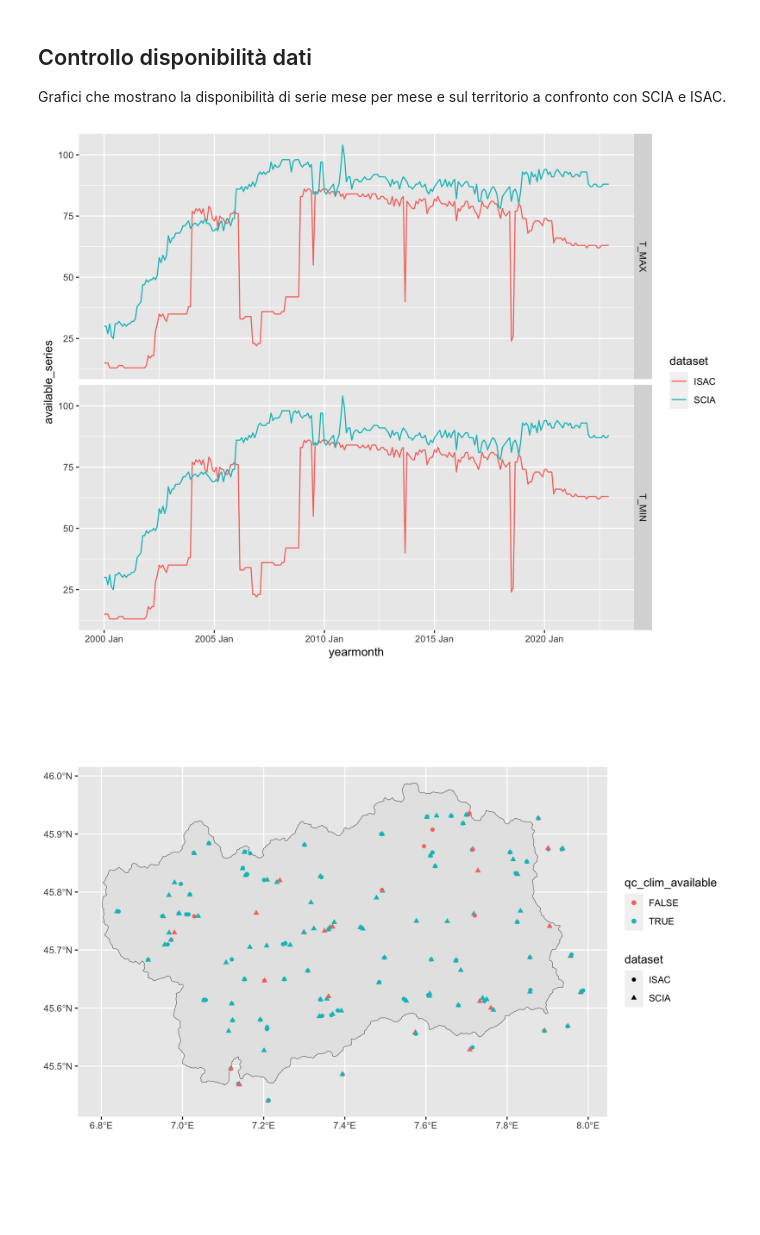
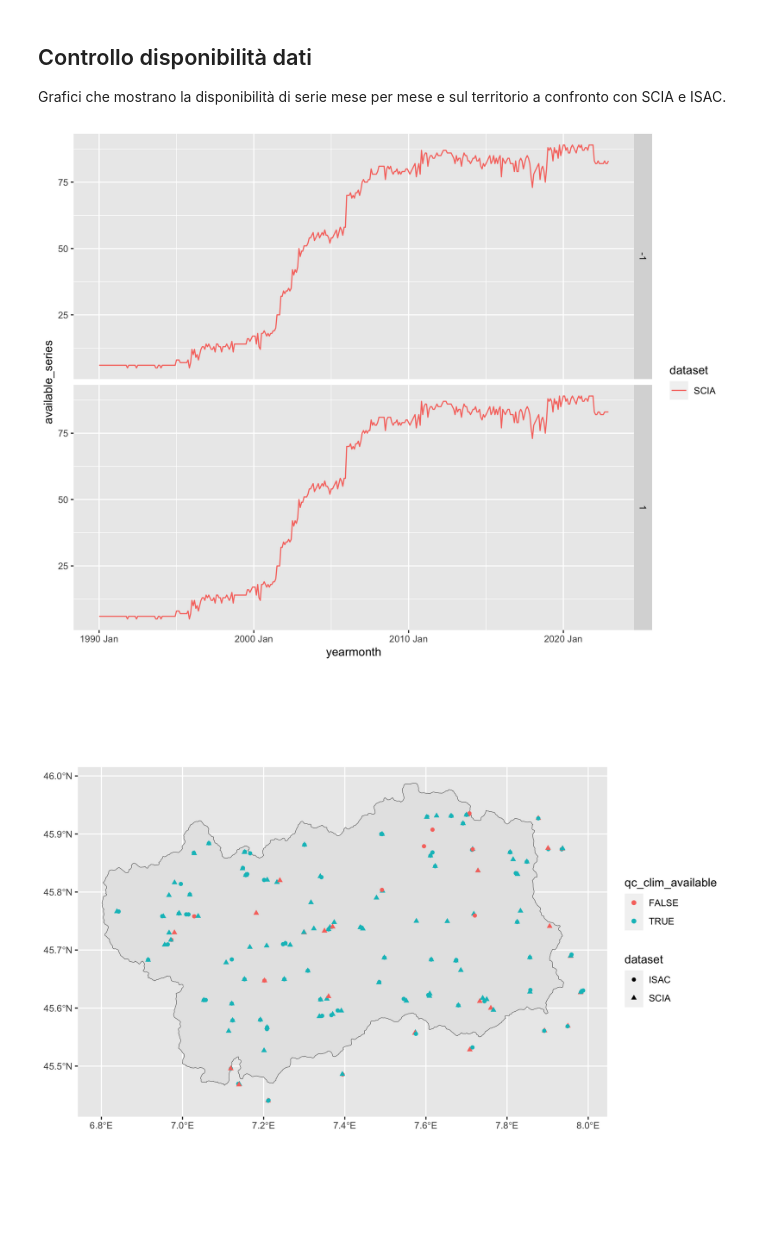
Before and after one commit to dnstudent/TesiMag, a Jupyter notebook: notebooks/integrazioni_regionali/vda/data_load.ipynb, the cells around one changed output. Drawn from its saved outputs; the diff is of its cells as text; code cells hidden in the pictures.

```diff
--- a/notebooks/integrazioni_regionali/vda/data_load.ipynb
+++ b/notebooks/integrazioni_regionali/vda/data_load.ipynb
@@ -65,16 +67,16 @@ state_boundaries <- query_boundary(conns$stations, "Valle D''Aosta", "state")
 # %% [markdown]
 ## Controllo disponibilità dati
 Grafici che mostrano la disponibilità di serie mese per mese e sul territorio a confronto con SCIA e ISAC.
-# %%
-comp_datasets <- c("SCIA", "ISAC")
-stations <- open_metadata(comp_datasets, "raw", provisional = TRUE) |> filter_inside(state_boundaries |> st_buffer(dist = units::set_units(5, "km")))
-state_data <- query_from_checkpoint(comp_datasets, "raw") |>
-    semi_join.ddb(stations, join_by(dataset, station_id == id))
-
-c(p, ymonthly_avail) %<-% ymonthly_availabilities(state_data)
-p
-# %% [output]
-[figure, removed]
+# %%
+conn <- dbConnect(duckdb())
+stations <- query_checkpoint("SCIA", "metadata", "raw", conn) |> filter(state == "Valle D'Aosta")
+state_data <- query_checkpoint("SCIA", "data", "raw", conn) |>
+    filter(date >= as.Date("1990-01-01")) |>
+    semi_join(stations, join_by(dataset == original_dataset, station_id == original_id))
+c(p, ymonthly_avail) %<-% ymonthly_availabilities(state_data)
+p
+# %% [output]
+[figure, added]
 # %%
 c(p, climats) %<-% spatial_availabilities(ymonthly_avail, stations, state_boundaries)
 p
```
Also changed, not shown: parts of 1 cell of this notebook.
